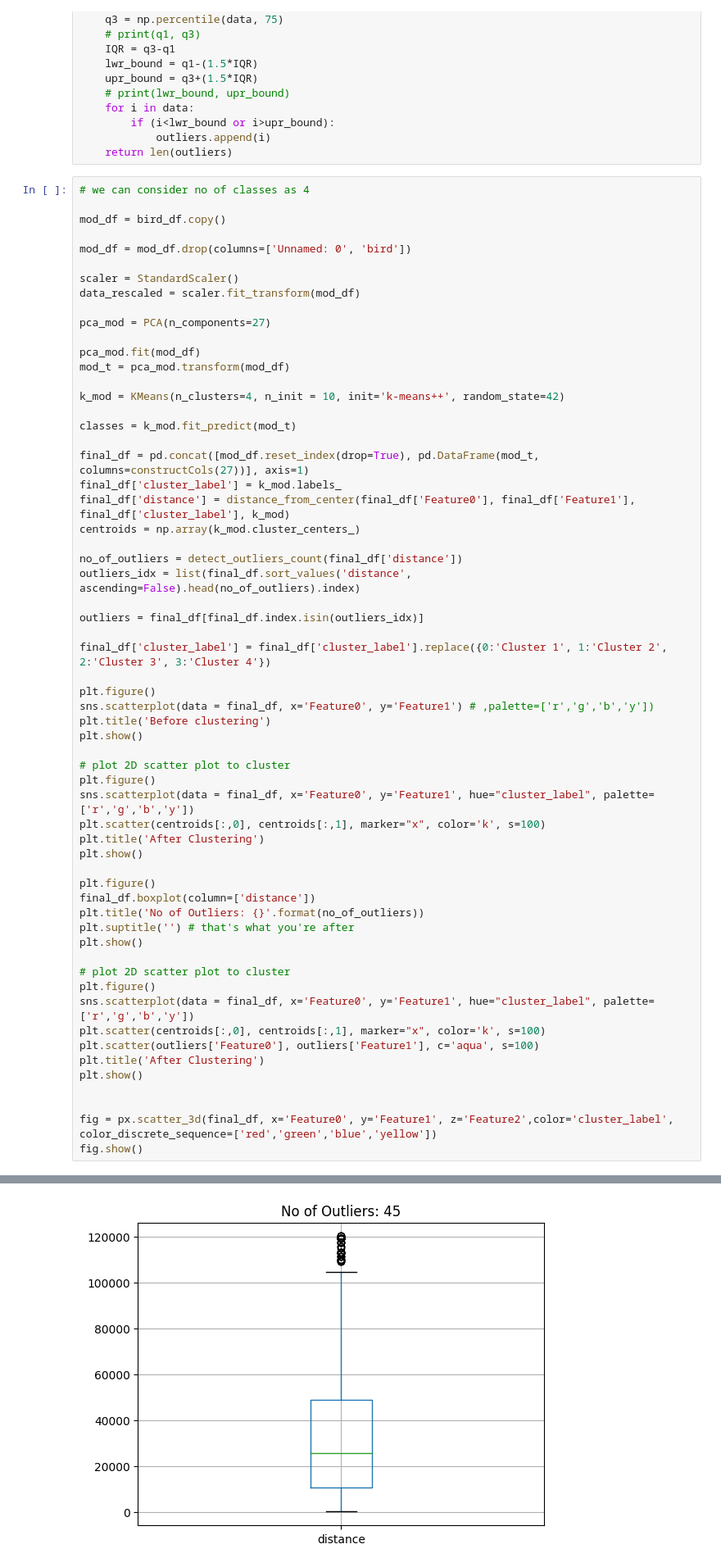
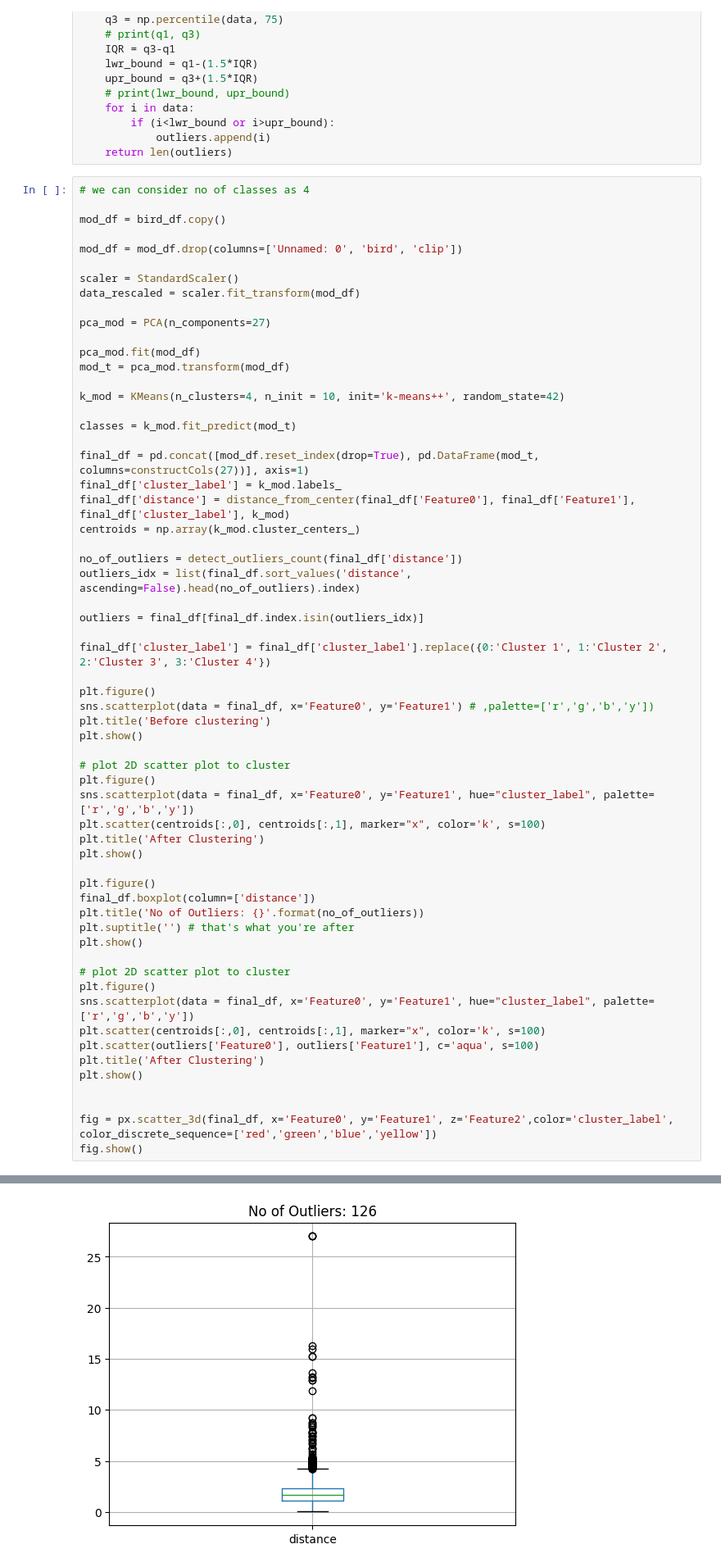
Before and after one commit to varunthefalcon/QUB_Deloitte, a Jupyter notebook: Goal 1.ipynb, the cells around one changed output, grey strips where cells are left out. Shown at 82% size. Drawn from its saved outputs; the diff is of its cells as text.

```diff
--- a/Goal 1.ipynb
+++ b/Goal 1.ipynb
@@ -171,7 +171,7 @@ def detect_outliers_count(data):
 
 mod_df = bird_df.copy()
 
-mod_df = mod_df.drop(columns=['Unnamed: 0', 'bird'])
+mod_df = mod_df.drop(columns=['Unnamed: 0', 'bird', 'clip'])
 
 scaler = StandardScaler()
 data_rescaled = scaler.fit_transform(mod_df)
@@ -232 +232 @@ fig.show()
-[figure, old version]
+[figure, new version]
```
Also changed, not shown: parts of 1 cell of this notebook.
